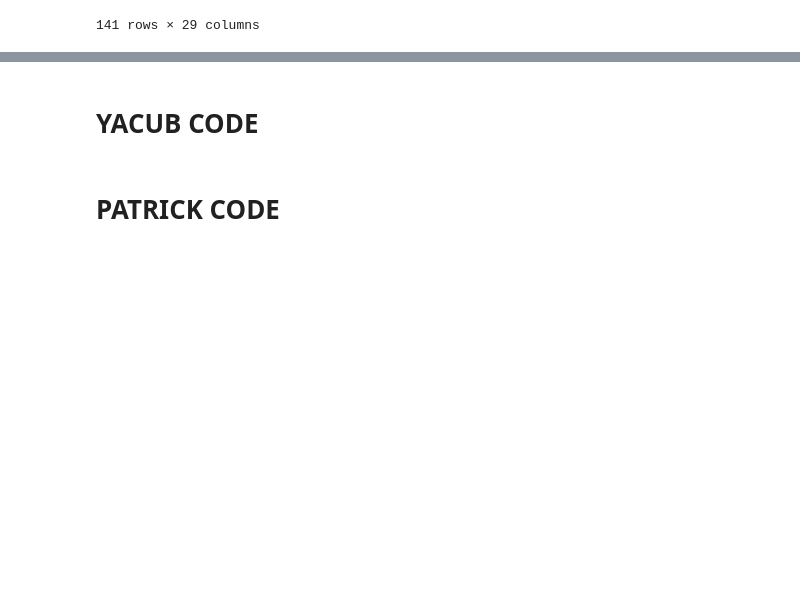
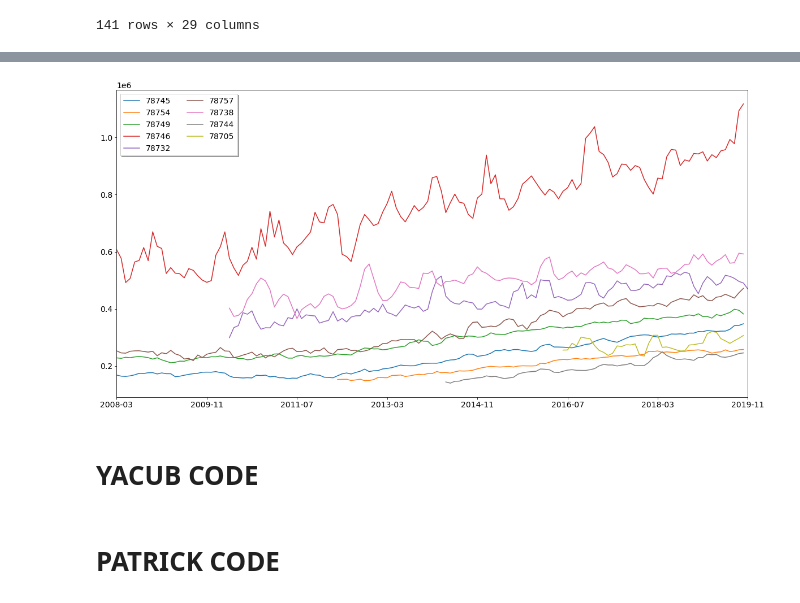
Before and after one commit to ybacoder/project-1, a Jupyter notebook: project_1.ipynb, the cells around one changed output, grey strips where cells are left out. Drawn from its saved outputs; the diff is of its cells as text; code cells hidden in the pictures; blank space fills up the shorter version.

```diff
--- a/project_1.ipynb
+++ b/project_1.ipynb
@@ -134,3 +142,14 @@ zillow_df.plot()
+# %%
+zillow_df_subset = zillow_df[[78745, 78754, 78749, 78746, 78732, 78757, 78738, 78744, 78705]]
+zillow_df_subset.plot()
+plt.legend(loc='upper left',
+           bbox_to_anchor=(0, 1.0),
+           ncol=2,
+           fancybox=False,
+           shadow=True)
+plt.show()
+# %% [output]
+[figure, added]
 # %% [markdown]
 # YACUB CODE
 # %% [markdown]
```
Also changed, not shown: parts of 4 cells of this notebook, 1 other file.
